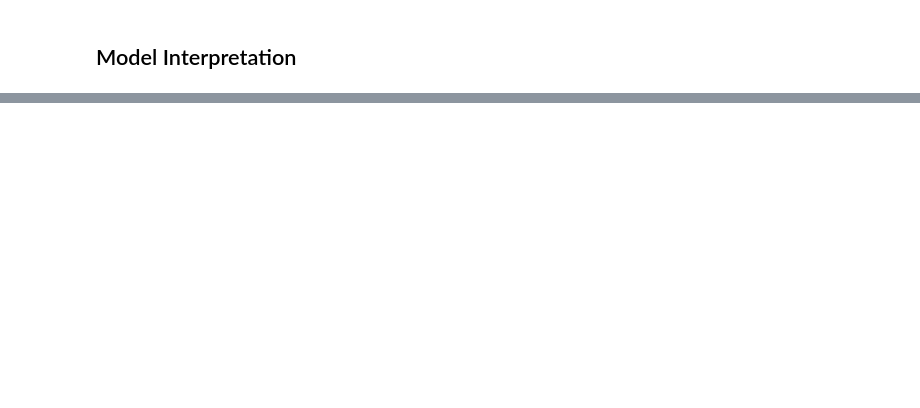
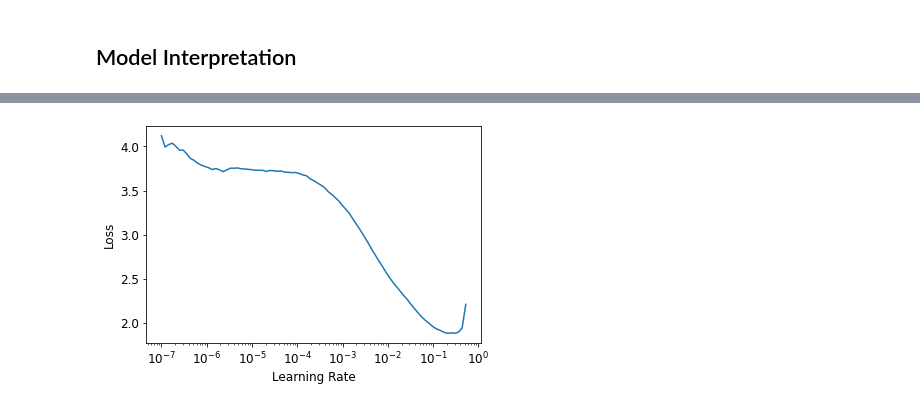
Before and after one commit to anyaconda/my-fastai-2020, a Jupyter notebook: my05_multiclass_mnist.ipynb, the cells around one changed output, grey strips where cells are left out. Saved outputs shown, nothing was run; the diff lists cells and outputs as text; code cells hidden in the pictures; blank space fills up the shorter version.

```diff
--- a/my05_multiclass_mnist.ipynb
+++ b/my05_multiclass_mnist.ipynb
@@ -144,3 +279,4 @@ dls = dls_train.clone()
 # %%
-learn = cnn_learner(dls, resnet18, metrics=error_rate)
+learn = cnn_learner(dls_train, resnet34, metFrics=error_rate)
 lr_min,lr_steep = learn.lr_find()
+# %% [output]
@@ -147,2 +284,3 @@ lr_min,lr_steep = learn.lr_find()
+[figure, added]
 # %%
 print(f"Minimum/10: {lr_min:.2e}, steepest point: {lr_steep:.2e}")
```
Also changed, not shown: parts of 72 cells of this notebook.
